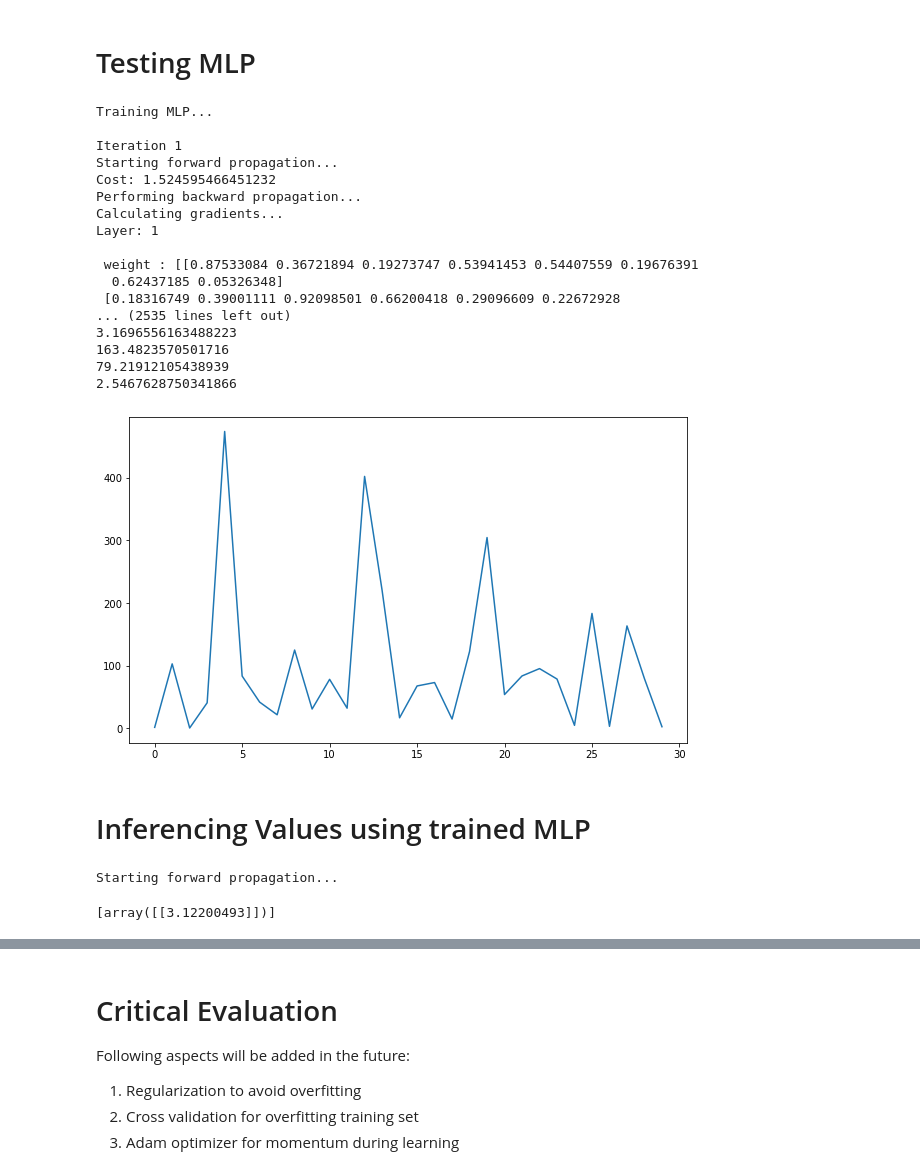
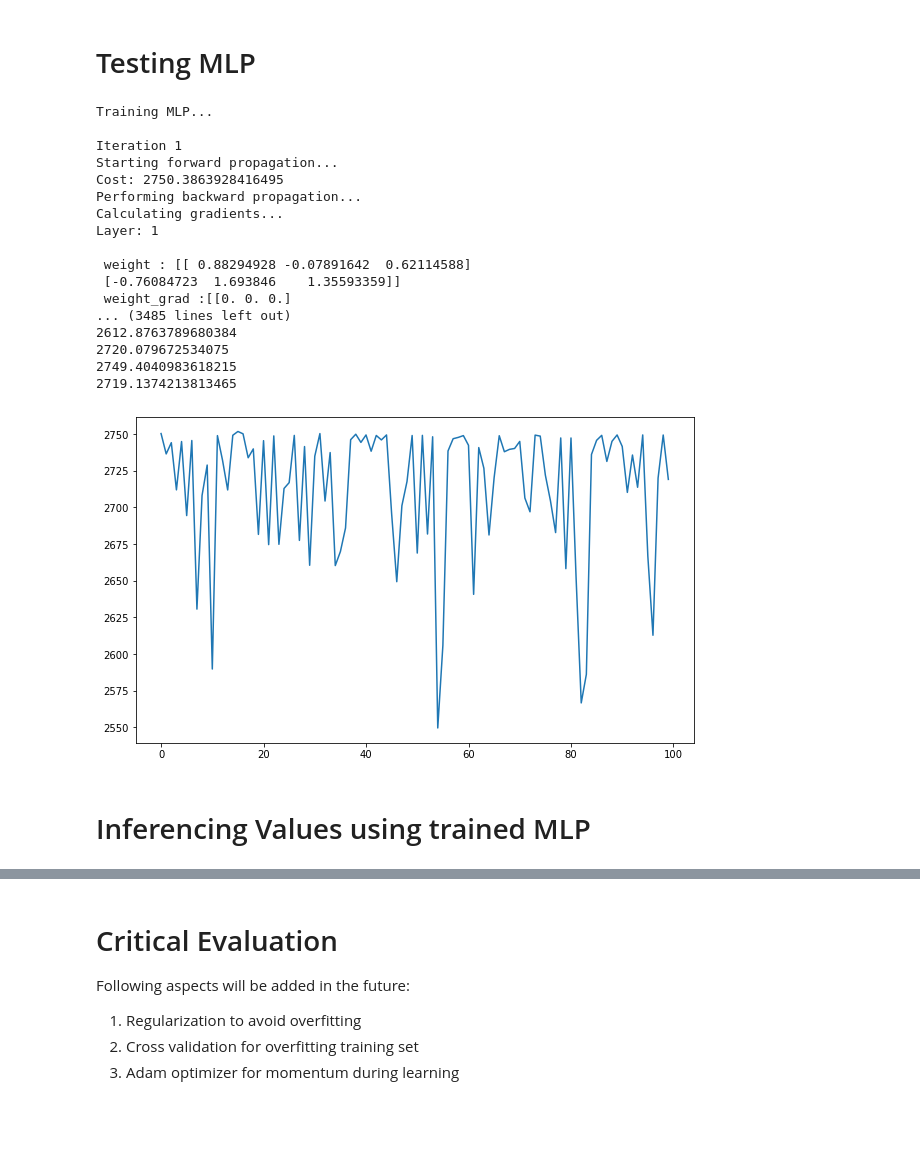
Before and after one commit to gaurav-karki2058/ML-Python, a Jupyter notebook: MLP.ipynb, the cells around one changed output, grey strips where cells are left out. Drawn from its saved outputs; the diff is of its cells as text; code cells hidden in the pictures; blank space fills up the shorter version.

```diff
--- a/MLP.ipynb
+++ b/MLP.ipynb
@@ -12,3 +14,6 @@ def ReLU(Z_values):
+# %%
+def initialize_weights(in_dim,out_dim):
+    return np.random.randn(in_dim,out_dim) * np.sqrt(2 / in_dim)
 # %% [markdown]
 # ReLU Derivative
 
@@ -25,9 +30,12 @@ def forward_propagation(X, Layers, Weights=None, Biases=None):
     # Initialize weights and biases if unspecified
     if Weights is None:
         Weights=[]
-        Weights.append(np.random.rand(X.shape[1], Layers[0]))
+
+        Weights.append(initialize_weights(X.shape[1], Layers[0]))
+
+
         for i in range(1, len(Layers)):
-            Weights.append(np.random.rand(Weights[i-1].shape[1], Layers[i]))
+            Weights.append( initialize_weights(Weights[i-1].shape[1], Layers[i]))
 #         Weights = []
 #         Weights.append(np.random.randn(X.shape[1], Layers[0]) * np.sqrt(2 / X.shape[1]))
 #         for i in range(1, len(Layers)):
@@ -36,7 +44,7 @@ def forward_propagation(X, Layers, Weights=None, Biases=None):
 
     if Biases is None:
         Biases=[]
-        Biases = [np.random.rand(n_units) for n_units in Layers]
+        Biases = [2*np.random.rand(n_units)-1 for n_units in Layers]
 
     Z_values = []
     Activations = []
@@ -170,52 +178,60 @@ def MLP(X, y, Layers, iterations, learning_rate, error_margin):
 # %% [markdown]
 # Testing MLP
 # %%
-X = np.array([
-    [0, 0, 0],
-    [0, 0, 1],
-    [0, 1, 0],
-    [0, 1, 1],
-    [1, 0, 0],
-    [1, 0, 1],
-    [1, 1, 0],
-    [1, 1, 1]
-])
+# X = np.array([
+#     [0, 0, 0],
+#     [0, 0, 1],
+#     [0, 1, 0],
+#     [0, 1, 1],
+#     [1, 0, 0],
+#     [1, 0, 1],
+#     [1, 1, 0],
+#     [1, 1, 1]
+# ])
 
-Y = np.sum(X, axis=1) % 2
-train_iterations=30
+# Y = np.sum(X, axis=1) % 2
+
+X = np.random.rand(100, 2) * 10  # 100 samples, 2 features, values scaled to [0, 10]
+
+# Calculate target values
+Y = np.sum(X**2, axis=1).reshape(-1, 1)  # Sum of squares for each row
+
+# Normalize inputs
+X_mean=np.mean(X,axis=0)
+X_std=np.std(X,axis=0)
+standard_X = (X - X_mean)/X_std
+
+#hyperparameters
+train_iterations=100
+Layers=[3,1]
+
 
 # wt,bias,layers,cost_history=MLP(np.random.rand(10,3),[1,2,3,4,5,6,7,8,9,10],[4,2,1],100,0.01,0.5)
-wt, bias, layers, cost_history = MLP(X, Y, [8,4,2,1], iterations=train_iterations, learning_rate=0.01, error_margin=0.01)
+wt, bias, layers, cost_history = MLP(standard_X, Y, Layers=Layers, iterations=train_iterations, learning_rate=0.05, error_margin=0.01)
 
 for i in cost_history:
     print(i)
 plt.figure(figsize=(10,6))
 plt.plot([i for i in range(train_iterations)],cost_history)
 plt.show()
 # %% [output]
 Training MLP...
 
 Iteration 1
 Starting forward propagation...
-Cost: 1.524595466451232
+Cost: 2750.3863928416495
 Performing backward propagation...
 Calculating gradients...
 Layer: 1
 
- weight : [[0.87533084 0.36721894 0.19273747 0.53941453 0.54407559 0.19676391
-  0.62437185 0.05326348]
- [0.18316749 0.39001111 0.92098501 0.66200418 0.29096609 0.22672928
-... (2535 lines left out)
-3.1696556163488223
-163.4823570501716
-79.21912105438939
-2.5467628750341866
+ weight : [[ 0.88294928 -0.07891642  0.62114588]
+ [-0.76084723  1.693846    1.35593359]]
+ weight_grad :[[0. 0. 0.]
+... (3485 lines left out)
+2612.8763789680384
+2720.079672534075
+2749.4040983618215
+2719.1374213813465
-[figure, old version]
+[figure, new version]
 # %% [markdown]
 # Inferencing Values using trained MLP
-# %%
-_, _, _, i ,_=forward_propagation(X=[1,0,1],Weights=wt,Biases=bias,Layers=[4,2,1])
-i
-# %% [output]
-Starting forward propagation...
-[array([[3.12200493]])]
```
Also changed, not shown: parts of 5 cells of this notebook, 1 other file.
